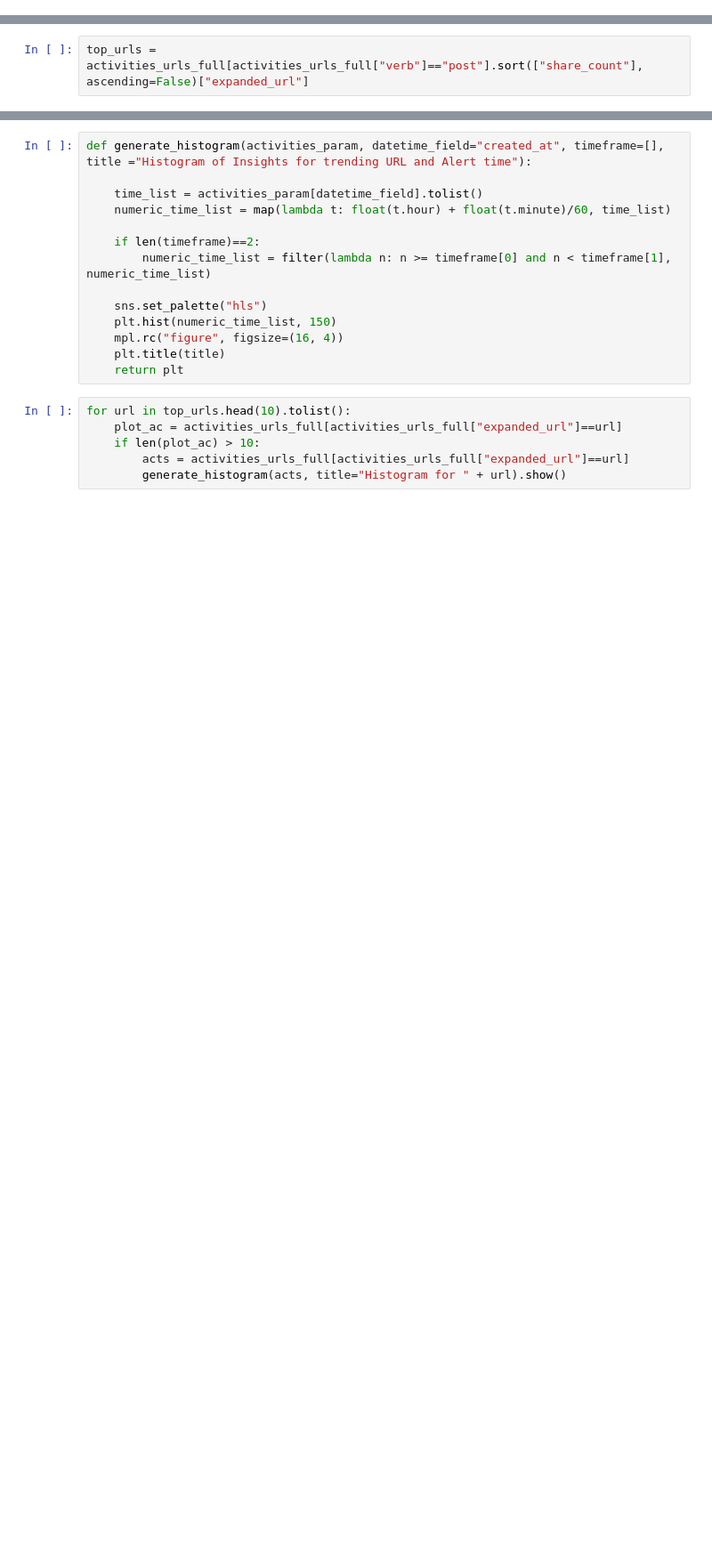
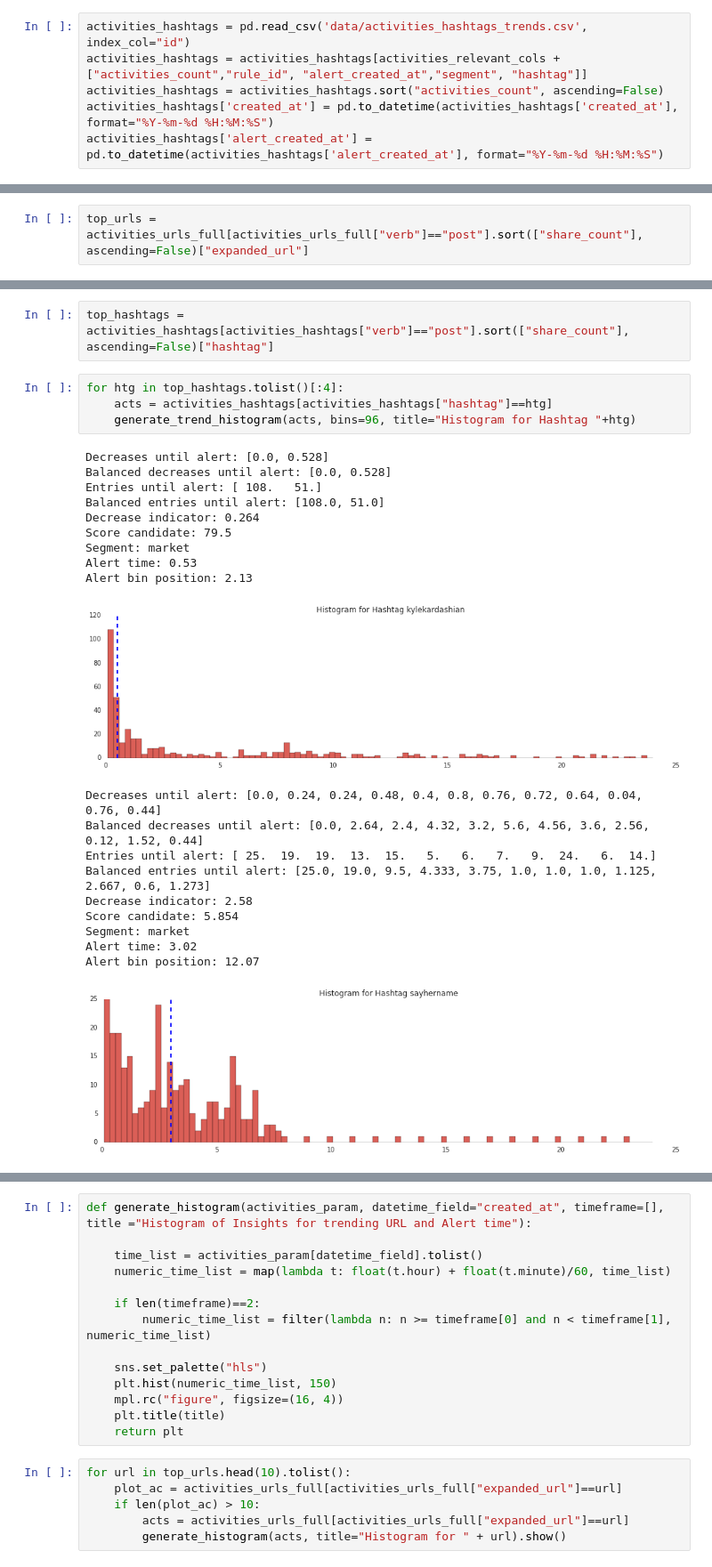
Before and after one commit to encorealerts/ipython-experiments, a Jupyter notebook: adornes/python_analysis_score_alerts.ipynb, the cells around one changed output, grey strips where cells are left out. Shown: that part at 89% size. Cells and saved outputs as stored; diff of their text form; blank space fills up the shorter version.

```diff
--- a/adornes/python_analysis_score_alerts.ipynb
+++ b/adornes/python_analysis_score_alerts.ipynb
@@ -163,0 +166,6 @@ activities_urls_full.head()
+# %%
+activities_hashtags = pd.read_csv('data/activities_hashtags_trends.csv', index_col="id")
+activities_hashtags = activities_hashtags[activities_relevant_cols +["activities_count","rule_id", "alert_created_at","segment", "hashtag"]]
+activities_hashtags = activities_hashtags.sort("activities_count", ascending=False)
+activities_hashtags['created_at'] = pd.to_datetime(activities_hashtags['created_at'], format="%Y-%m-%d %H:%M:%S")
+activities_hashtags['alert_created_at'] = pd.to_datetime(activities_hashtags['alert_created_at'], format="%Y-%m-%d %H:%M:%S")
@@ -566,0 +606,27 @@ Alert bin position: 4.53
+# %%
+top_hashtags = activities_hashtags[activities_hashtags["verb"]=="post"].sort(["share_count"], ascending=False)["hashtag"]
+# %%
+for htg in top_hashtags.tolist()[:4]:
+    acts = activities_hashtags[activities_hashtags["hashtag"]==htg]
+    generate_trend_histogram(acts, bins=96, title="Histogram for Hashtag "+htg)
+# %% [output]
+Decreases until alert: [0.0, 0.528]
+Balanced decreases until alert: [0.0, 0.528]
+Entries until alert: [ 108.   51.]
+Balanced entries until alert: [108.0, 51.0]
+Decrease indicator: 0.264
+Score candidate: 79.5
+Segment: market
+Alert time: 0.53
+Alert bin position: 2.13
+[figure, added]
+Decreases until alert: [0.0, 0.24, 0.24, 0.48, 0.4, 0.8, 0.76, 0.72, 0.64, 0.04, 0.76, 0.44]
+Balanced decreases until alert: [0.0, 2.64, 2.4, 4.32, 3.2, 5.6, 4.56, 3.6, 2.56, 0.12, 1.52, 0.44]
+Entries until alert: [ 25.  19.  19.  13.  15.   5.   6.   7.   9.  24.   6.  14.]
+Balanced entries until alert: [25.0, 19.0, 9.5, 4.333, 3.75, 1.0, 1.0, 1.0, 1.125, 2.667, 0.6, 1.273]
+Decrease indicator: 2.58
+Score candidate: 5.854
+Segment: market
+Alert time: 3.02
+Alert bin position: 12.07
+[figure, added]
```
Also changed, not shown: parts of 10 cells of this notebook, 1 other file.
